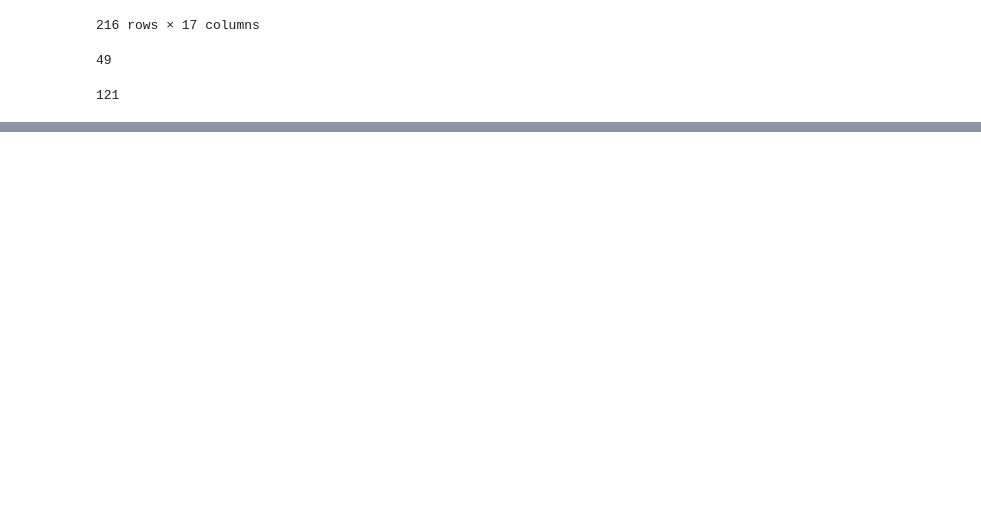
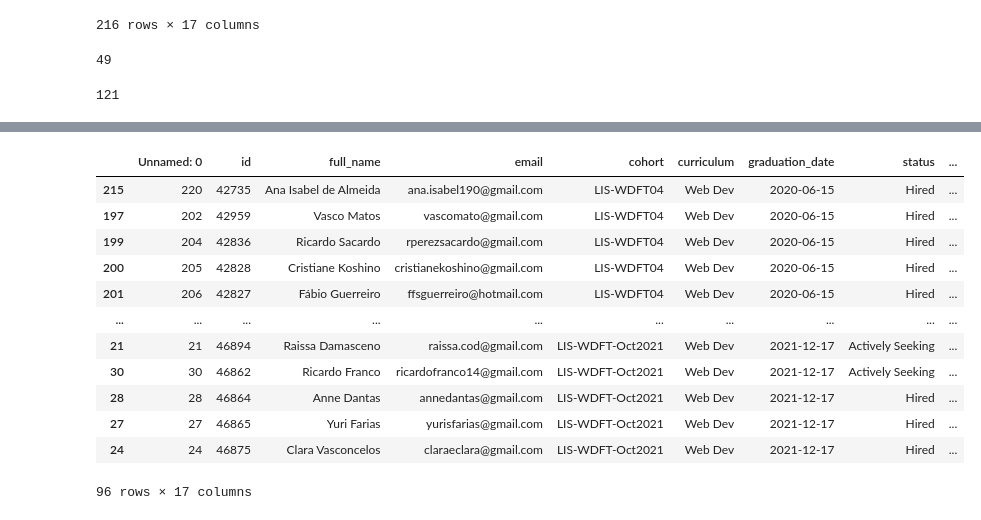
Before and after one commit to calvinhus/statistics_project, a Jupyter notebook: data_cleaning.ipynb, the cells around one changed output, grey strips where cells are left out. Cells and saved outputs as stored; diff of their text form; code cells hidden in the pictures; blank space fills up the shorter version.

```diff
--- a/data_cleaning.ipynb
+++ b/data_cleaning.ipynb
@@ -257,0 +320,16 @@ len(clean_data[clean_data['hired'] == 1])
+# %%
+clean_data[clean_data['curriculum'] == 'Web Dev']
+# %% [output]
+|  | Unnamed: 0 | id | full_name | email | cohort | curriculum | graduation_date | status | ... |
+| 215 | 220 | 42735 | Ana Isabel de Almeida | ana.isabel190@gmail.com | LIS-WDFT04 | Web Dev | 2020-06-15 | Hired | ... |
+| 197 | 202 | 42959 | Vasco Matos | vascomato@gmail.com | LIS-WDFT04 | Web Dev | 2020-06-15 | Hired | ... |
+| 199 | 204 | 42836 | Ricardo Sacardo | rperezsacardo@gmail.com | LIS-WDFT04 | Web Dev | 2020-06-15 | Hired | ... |
+| 200 | 205 | 42828 | Cristiane Koshino | cristianekoshino@gmail.com | LIS-WDFT04 | Web Dev | 2020-06-15 | Hired | ... |
+| 201 | 206 | 42827 | Fábio Guerreiro | ffsguerreiro@hotmail.com | LIS-WDFT04 | Web Dev | 2020-06-15 | Hired | ... |
+| ... | ... | ... | ... | ... | ... | ... | ... | ... | ... |
+| 21 | 21 | 46894 | Raissa Damasceno | raissa.cod@gmail.com | LIS-WDFT-Oct2021 | Web Dev | 2021-12-17 | Actively Seeking | ... |
+| 30 | 30 | 46862 | Ricardo Franco | ricardofranco14@gmail.com | LIS-WDFT-Oct2021 | Web Dev | 2021-12-17 | Actively Seeking | ... |
+| 28 | 28 | 46864 | Anne Dantas | annedantas@gmail.com | LIS-WDFT-Oct2021 | Web Dev | 2021-12-17 | Hired | ... |
+| 27 | 27 | 46865 | Yuri Farias | yurisfarias@gmail.com | LIS-WDFT-Oct2021 | Web Dev | 2021-12-17 | Hired | ... |
+| 24 | 24 | 46875 | Clara Vasconcelos | claraeclara@gmail.com | LIS-WDFT-Oct2021 | Web Dev | 2021-12-17 | Hired | ... |
+96 rows × 17 columns
```
Also changed, not shown: parts of 12 cells of this notebook, 3 other files.
